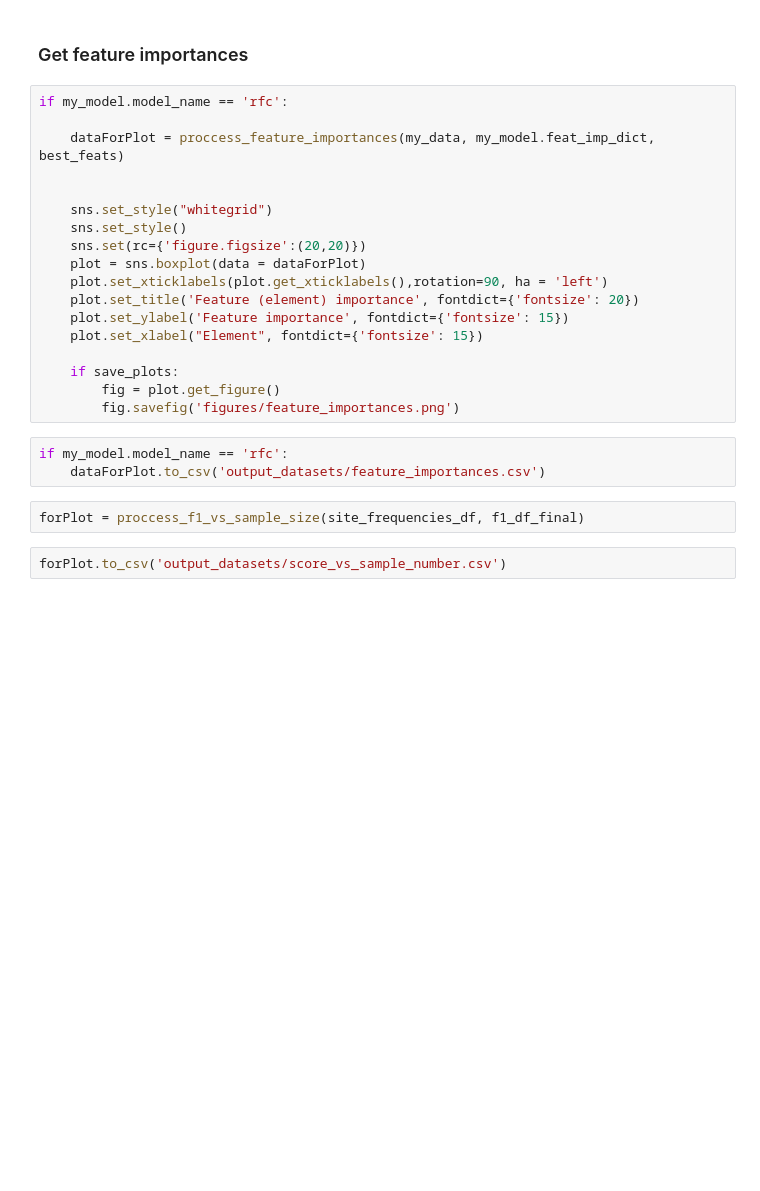
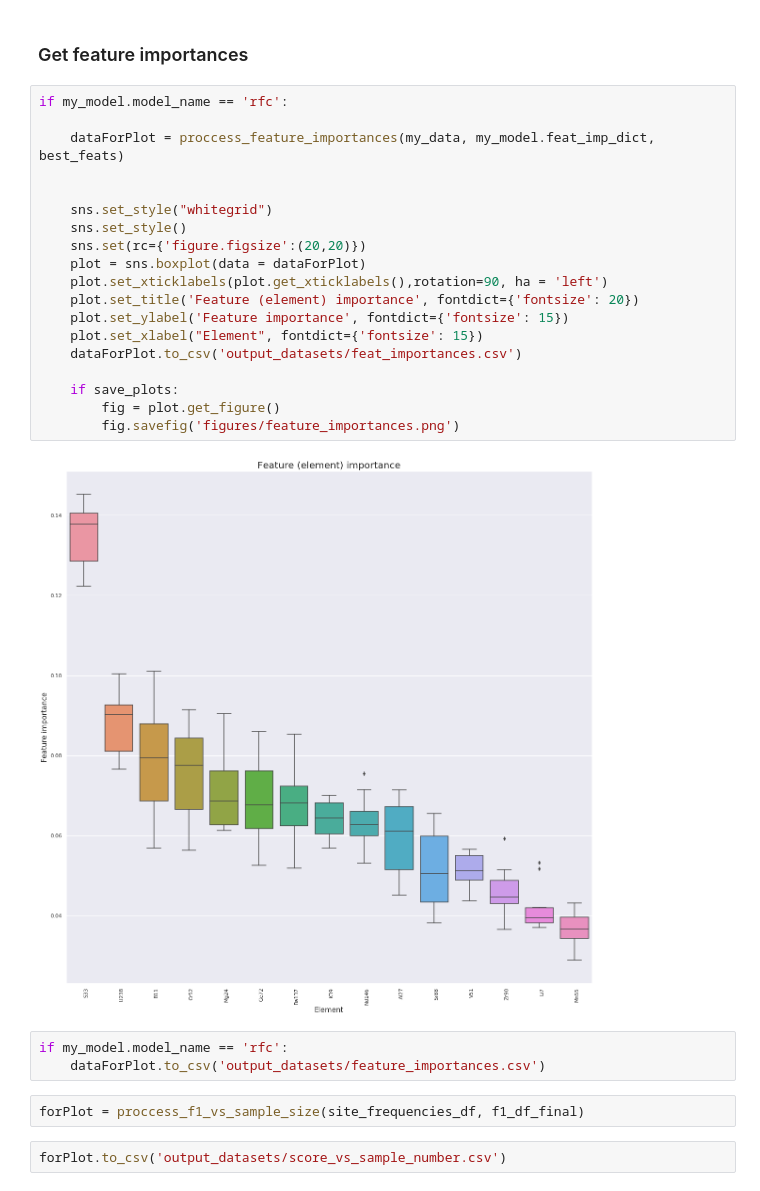
Before and after one commit to Spelaeo123/Machine_Learning, a Jupyter notebook: paper_1_notebooks/7 model_evaluations.ipynb, the cells around one changed output. Drawn from its saved outputs; the diff is of its cells as text; blank space fills up the shorter version.

```diff
--- a/paper_1_notebooks/7 model_evaluations.ipynb
+++ b/paper_1_notebooks/7 model_evaluations.ipynb
@@ -243,21 +233,24 @@ sns.boxplot(my_model.accuracy_scores)
 # %%
 if my_model.model_name == 'rfc':
 
     dataForPlot = proccess_feature_importances(my_data, my_model.feat_imp_dict, best_feats)
 
 
     sns.set_style("whitegrid")
     sns.set_style()
     sns.set(rc={'figure.figsize':(20,20)})
     plot = sns.boxplot(data = dataForPlot)
     plot.set_xticklabels(plot.get_xticklabels(),rotation=90, ha = 'left')
     plot.set_title('Feature (element) importance', fontdict={'fontsize': 20})
     plot.set_ylabel('Feature importance', fontdict={'fontsize': 15})
     plot.set_xlabel("Element", fontdict={'fontsize': 15})
+    dataForPlot.to_csv('output_datasets/feat_importances.csv')
 
     if save_plots:
         fig = plot.get_figure()
         fig.savefig('figures/feature_importances.png')
+# %% [output]
+[figure, added]
 # %%
 if my_model.model_name == 'rfc':
     dataForPlot.to_csv('output_datasets/feature_importances.csv')
```
Also changed, not shown: parts of 7 cells of this notebook, 14 other files.
